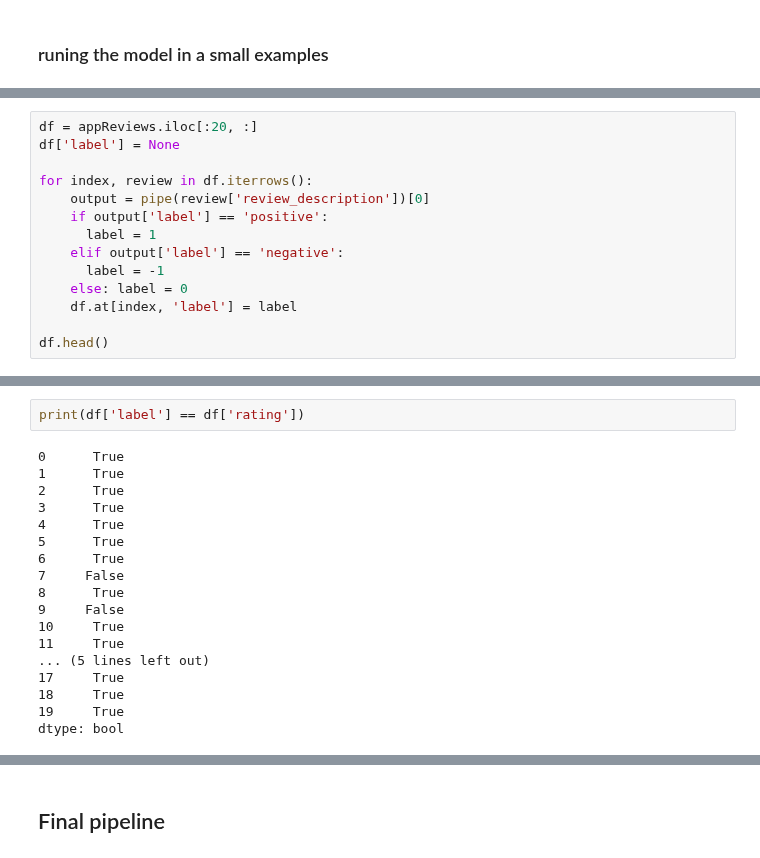
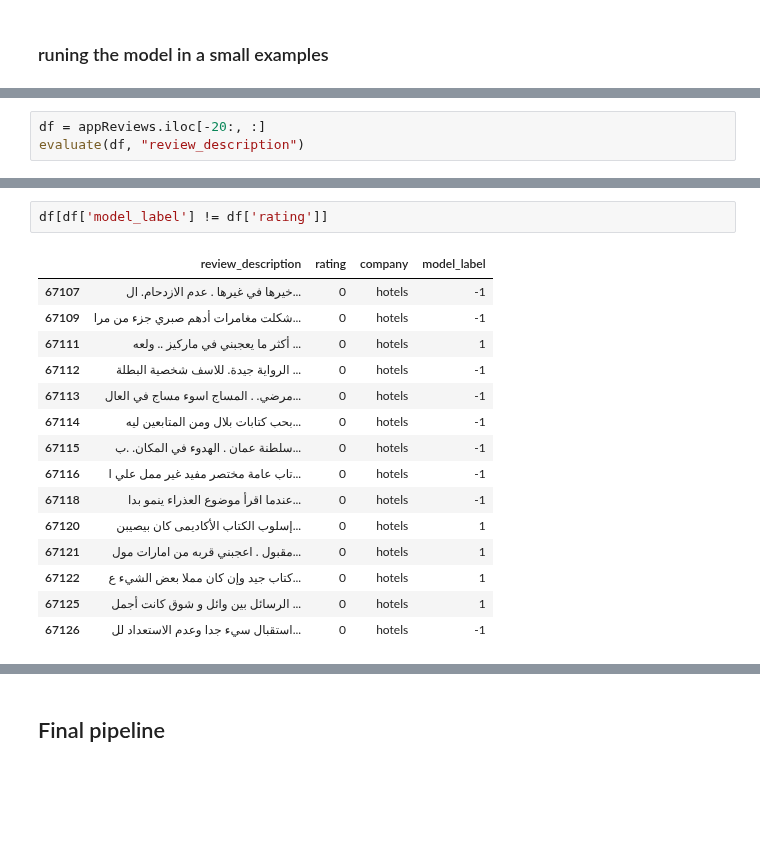
Before and after one commit to mohamedyosef101/learning_area, a Jupyter notebook: sentiment-analysis/notebooks/modelling.ipynb, the cells around one changed output, grey strips where cells are left out. Drawn from its saved outputs; the diff is of its cells as text; blank space fills up the shorter version.

```diff
--- a/sentiment-analysis/notebooks/modelling.ipynb
+++ b/sentiment-analysis/notebooks/modelling.ipynb
@@ -62,14 +65,3 @@ positive
 # %%
-df = appReviews.iloc[:20, :]
-df['label'] = None
-
-for index, review in df.iterrows():
-    output = pipe(review['review_description'])[0]
-    if output['label'] == 'positive':
-      label = 1
-    elif output['label'] == 'negative':
-      label = -1
-    else: label = 0
-    df.at[index, 'label'] = label
-
-df.head()
+df = appReviews.iloc[-20:, :]
+evaluate(df, "review_description")
@@ -88,20 +68,18 @@ See the caveats in the documentation: https://pandas.pydata.org/pandas-docs/stab
 # %%
-print(df['label'] == df['rating'])
+df[df['model_label'] != df['rating']]
 # %% [output]
-0      True
-1      True
-2      True
-3      True
-4      True
-5      True
-6      True
-7     False
-8      True
-9     False
-10     True
-11     True
-... (5 lines left out)
-17     True
-18     True
-19     True
-dtype: bool
+|  | review_description | rating | company | model_label |
+| 67107 | خيرها في غيرها . عدم الازدحام. ال... | 0 | hotels | -1 |
+| 67109 | شكلت مغامرات أدهم صبري جزء من مرا... | 0 | hotels | -1 |
+| 67111 | أكثر ما يعجبني في ماركيز .. ولعه ... | 0 | hotels | 1 |
+| 67112 | الرواية جيدة. للاسف شخصية البطلة ... | 0 | hotels | -1 |
+| 67113 | مرضي. . المساج اسوء مساج في العال... | 0 | hotels | -1 |
+| 67114 | بحب كتابات بلال ومن المتابعين ليه... | 0 | hotels | -1 |
+| 67115 | سلطنة عمان . الهدوء في المكان. .ب... | 0 | hotels | -1 |
+| 67116 | تاب عامة مختصر مفيد غير ممل علي ا... | 0 | hotels | -1 |
+| 67118 | عندما اقرأ موضوع العذراء ينمو بدا... | 0 | hotels | -1 |
+| 67120 | إسلوب الكتاب الأكاديمى كان بيصيبن... | 0 | hotels | 1 |
+| 67121 | مقبول . اعجبني قربه من امارات مول... | 0 | hotels | 1 |
+| 67122 | كتاب جيد وإن كان مملا بعض الشيء ع... | 0 | hotels | 1 |
+| 67125 | الرسائل بين وائل و شوق كانت أجمل ... | 0 | hotels | 1 |
+| 67126 | استقبال سيء جدا وعدم الاستعداد لل... | 0 | hotels | -1 |
```
Also changed, not shown: parts of 24 cells of this notebook.
